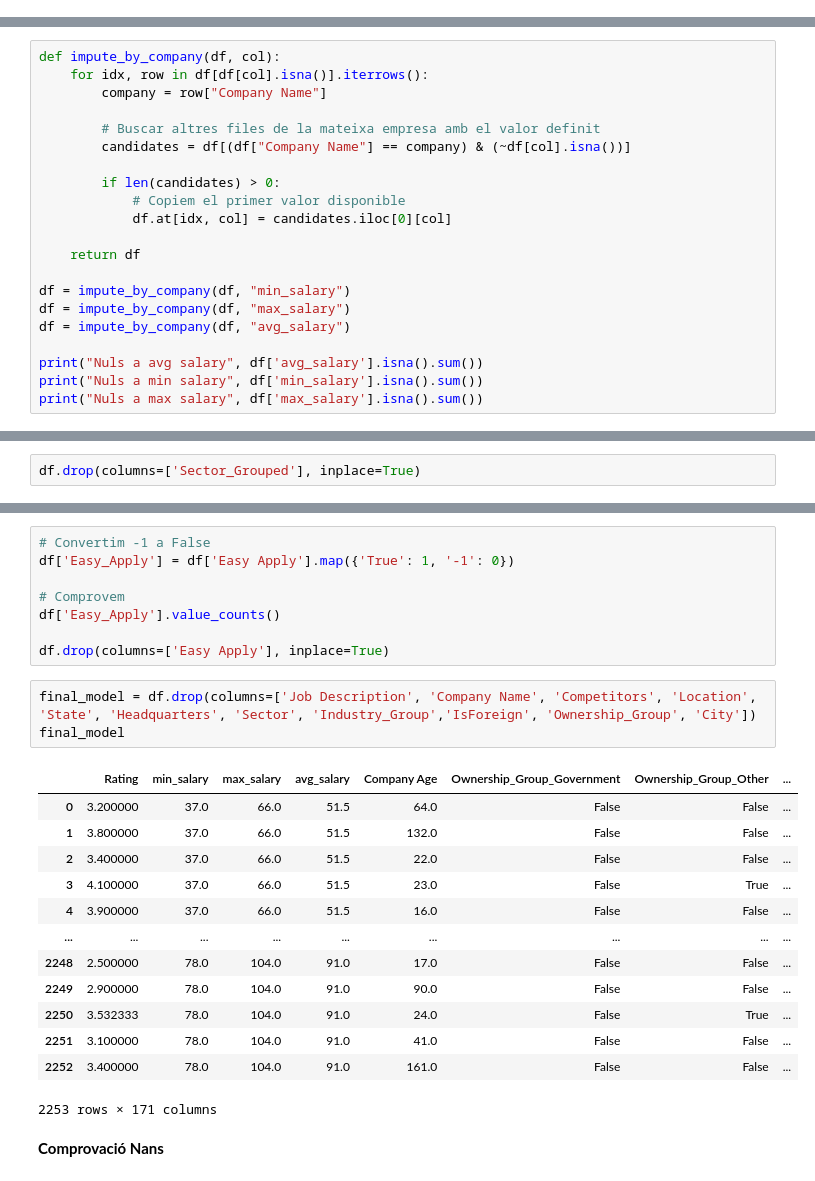
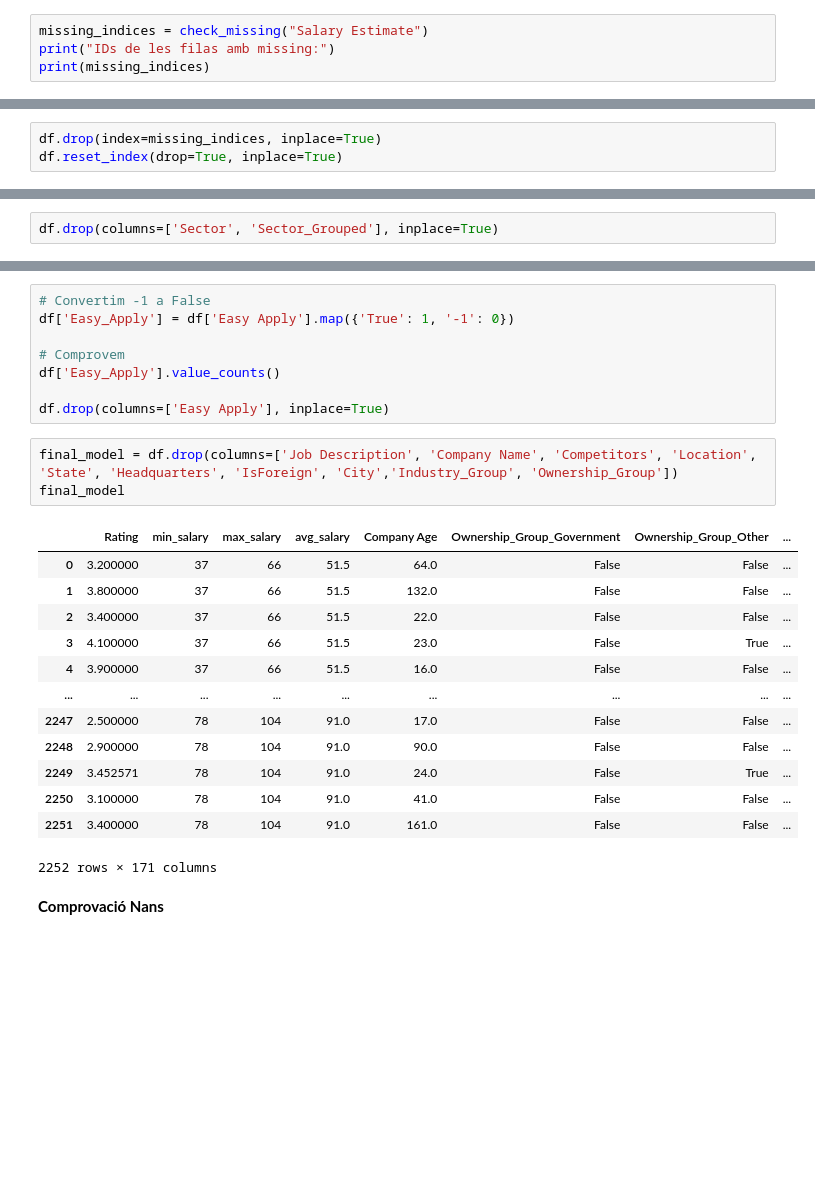
Before and after one commit to sarachillon/casKaggle, a Jupyter notebook: Preprocessing.ipynb, the cells around one changed output, grey strips where cells are left out. Cells and saved outputs as stored; diff of their text form; blank space fills up the shorter version.

```diff
--- a/Preprocessing.ipynb
+++ b/Preprocessing.ipynb
@@ -61,0 +61,4 @@ Conversió de Salary Estimate a numèric
+# %%
+missing_indices = check_missing("Salary Estimate")
+print("IDs de les filas amb missing:")
+print(missing_indices)
@@ -61,0 +71,3 @@ Conversió de Salary Estimate a numèric
+# %%
+df.drop(index=missing_indices, inplace=True)
+df.reset_index(drop=True, inplace=True)
@@ -94,21 +108,0 @@ Hi ha un sol nul a cada columna. Mirem si existeix ja una entrada anterior d'aqu
-# %%
-def impute_by_company(df, col):
-    for idx, row in df[df[col].isna()].iterrows():
-        company = row["Company Name"]
-
-        # Buscar altres files de la mateixa empresa amb el valor definit
-        candidates = df[(df["Company Name"] == company) & (~df[col].isna())]
-
-        if len(candidates) > 0:
-            # Copiem el primer valor disponible
-            df.at[idx, col] = candidates.iloc[0][col]
-
-    return df
-
-df = impute_by_company(df, "min_salary")
-df = impute_by_company(df, "max_salary")
-df = impute_by_company(df, "avg_salary")
-
-print("Nuls a avg salary", df['avg_salary'].isna().sum())
-print("Nuls a min salary", df['min_salary'].isna().sum())
-print("Nuls a max salary", df['max_salary'].isna().sum())
@@ -1558,7 +1605,7 @@ df['Sector_Grouped'] = df['Sector'].replace(mapping)
 sector_dummies = pd.get_dummies(df['Sector_Grouped'], prefix='Sector_Grouped')
 df = pd.concat([df, sector_dummies], axis=1)
 # %%
-df.drop(columns=['Sector_Grouped'], inplace=True)
+df.drop(columns=['Sector', 'Sector_Grouped'], inplace=True)
 # %% [markdown]
 **EasyApply**
 # %%
@@ -1586,22 +1633,22 @@ df['Easy_Apply'].value_counts()
 
 df.drop(columns=['Easy Apply'], inplace=True)
 # %%
-final_model = df.drop(columns=['Job Description', 'Company Name', 'Competitors', 'Location', 'State', 'Headquarters', 'Sector', 'Industry_Group','IsForeign', 'Ownership_Group', 'City'])
+final_model = df.drop(columns=['Job Description', 'Company Name', 'Competitors', 'Location', 'State', 'Headquarters', 'IsForeign', 'City','Industry_Group', 'Ownership_Group'])
 final_model
 # %% [output]
 |  | Rating | min_salary | max_salary | avg_salary | Company Age | Ownership_Group_Government | Ownership_Group_Other | ... |
-| 0 | 3.200000 | 37.0 | 66.0 | 51.5 | 64.0 | False | False | ... |
-| 1 | 3.800000 | 37.0 | 66.0 | 51.5 | 132.0 | False | False | ... |
-| 2 | 3.400000 | 37.0 | 66.0 | 51.5 | 22.0 | False | False | ... |
-| 3 | 4.100000 | 37.0 | 66.0 | 51.5 | 23.0 | False | True | ... |
-| 4 | 3.900000 | 37.0 | 66.0 | 51.5 | 16.0 | False | False | ... |
+| 0 | 3.200000 | 37 | 66 | 51.5 | 64.0 | False | False | ... |
+| 1 | 3.800000 | 37 | 66 | 51.5 | 132.0 | False | False | ... |
+| 2 | 3.400000 | 37 | 66 | 51.5 | 22.0 | False | False | ... |
+| 3 | 4.100000 | 37 | 66 | 51.5 | 23.0 | False | True | ... |
+| 4 | 3.900000 | 37 | 66 | 51.5 | 16.0 | False | False | ... |
 | ... | ... | ... | ... | ... | ... | ... | ... | ... |
-| 2248 | 2.500000 | 78.0 | 104.0 | 91.0 | 17.0 | False | False | ... |
-| 2249 | 2.900000 | 78.0 | 104.0 | 91.0 | 90.0 | False | False | ... |
-| 2250 | 3.532333 | 78.0 | 104.0 | 91.0 | 24.0 | False | True | ... |
-| 2251 | 3.100000 | 78.0 | 104.0 | 91.0 | 41.0 | False | False | ... |
-| 2252 | 3.400000 | 78.0 | 104.0 | 91.0 | 161.0 | False | False | ... |
+| 2247 | 2.500000 | 78 | 104 | 91.0 | 17.0 | False | False | ... |
+| 2248 | 2.900000 | 78 | 104 | 91.0 | 90.0 | False | False | ... |
+| 2249 | 3.452571 | 78 | 104 | 91.0 | 24.0 | False | True | ... |
+| 2250 | 3.100000 | 78 | 104 | 91.0 | 41.0 | False | False | ... |
+| 2251 | 3.400000 | 78 | 104 | 91.0 | 161.0 | False | False | ... |
-2253 rows × 171 columns
+2252 rows × 171 columns
 # %% [markdown]
 **Comprovació Nans**
 # %%
```
Also changed, not shown: parts of 87 cells of this notebook.
